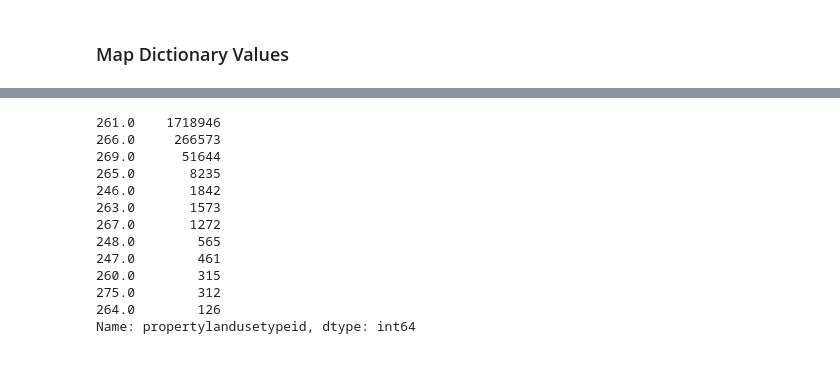
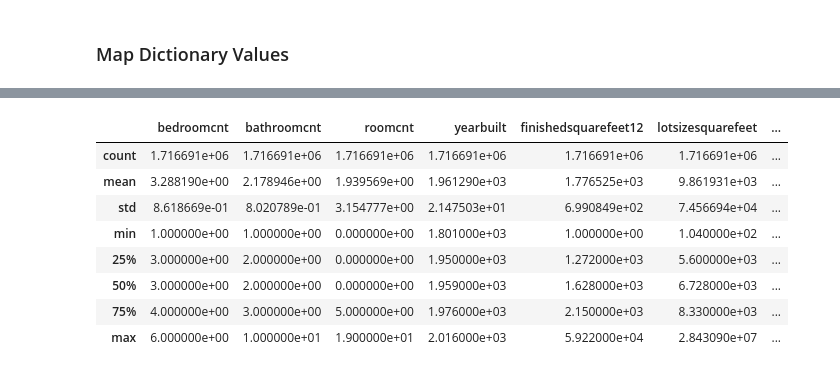
Before and after one commit to sjstone2838/zillow_prize, a Jupyter notebook: notebooks/1. Exploration.ipynb, the cells around one changed output, grey strips where cells are left out. Drawn from its saved outputs; the diff is of its cells as text; code cells hidden in the pictures.

```diff
--- a/notebooks/1. Exploration.ipynb
+++ b/notebooks/1. Exploration.ipynb
@@ -176,16 +204,12 @@ dtype: int64
-# %%
-df.propertylandusetypeid.value_counts()
-# %% [output]
-261.0    1718946
-266.0     266573
-269.0      51644
-265.0       8235
-246.0       1842
-263.0       1573
-267.0       1272
-248.0        565
-247.0        461
-260.0        315
-275.0        312
-264.0        126
-Name: propertylandusetypeid, dtype: int64
+# %%
+df.describe()
+# %% [output]
+|  | bedroomcnt | bathroomcnt | roomcnt | yearbuilt | finishedsquarefeet12 | lotsizesquarefeet | ... |
+| count | 1.716691e+06 | 1.716691e+06 | 1.716691e+06 | 1.716691e+06 | 1.716691e+06 | 1.716691e+06 | ... |
+| mean | 3.288190e+00 | 2.178946e+00 | 1.939569e+00 | 1.961290e+03 | 1.776525e+03 | 9.861931e+03 | ... |
+| std | 8.618669e-01 | 8.020789e-01 | 3.154777e+00 | 2.147503e+01 | 6.990849e+02 | 7.456694e+04 | ... |
+| min | 1.000000e+00 | 1.000000e+00 | 0.000000e+00 | 1.801000e+03 | 1.000000e+00 | 1.040000e+02 | ... |
+| 25% | 3.000000e+00 | 2.000000e+00 | 0.000000e+00 | 1.950000e+03 | 1.272000e+03 | 5.600000e+03 | ... |
+| 50% | 3.000000e+00 | 2.000000e+00 | 0.000000e+00 | 1.959000e+03 | 1.628000e+03 | 6.728000e+03 | ... |
+| 75% | 4.000000e+00 | 3.000000e+00 | 5.000000e+00 | 1.976000e+03 | 2.150000e+03 | 8.330000e+03 | ... |
+| max | 6.000000e+00 | 1.000000e+01 | 1.900000e+01 | 2.016000e+03 | 5.922000e+04 | 2.843090e+07 | ... |
```
Also changed, not shown: parts of 16 cells of this notebook, 2 other files.
